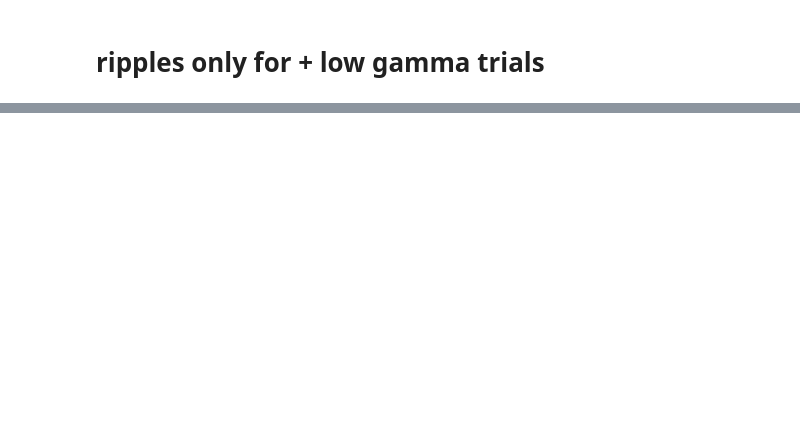
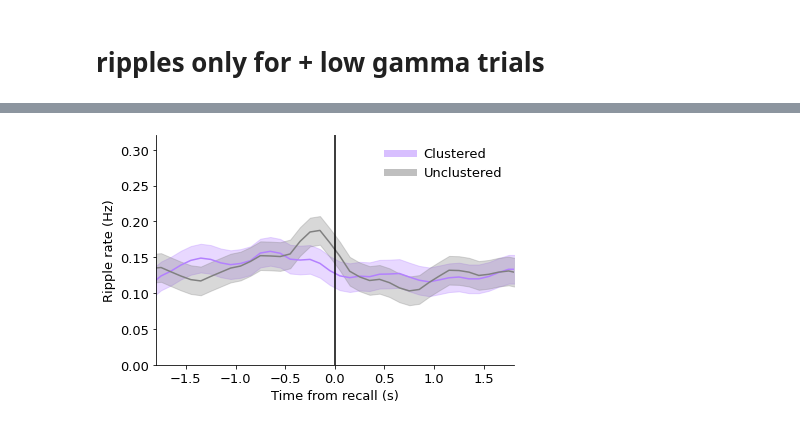
Before and after one commit to jjsakon/SWRrefactored, a Jupyter notebook: code/rippleVsGammaByElectrode.ipynb, the cells around one changed output, grey strips where cells are left out. Cells and saved outputs as stored; diff of their text form; code cells hidden in the pictures; blank space fills up the shorter version.

```diff
--- a/code/rippleVsGammaByElectrode.ipynb
+++ b/code/rippleVsGammaByElectrode.ipynb
@@ -1023,0 +1035,84 @@ session Var                        0.070    0.011
+# %%
+save_plot = 1
+
+constant_error = 0.02
+
+# Configuration parameters
+bin_size = 100  # in ms
+smoothing_triangle = 5  # triangular smoothing window width
+font_size = 13  # Settable font size
+bar_ylimits = (0, 0.32)
+
+if remove_low_freq == 1:
+    trial_select = ~z_low_gamma_trials
+elif remove_low_freq == 2:
+    trial_select = ~z_high_gamma_trials
+else:
+    print('Invalid remove_low_freq selection')
+    error
+
+ripple_swarm_start = int((-ripple_start_offset+ripple_analysis_start)/sr_factor)
+ripple_swarm_end = int((-ripple_start_offset+ripple_analysis_end)/sr_factor)
+ripple_swarm_duration = (ripple_analysis_end-ripple_analysis_start)/1000  # convert to seconds
+
+# Apply the clust variable to split data into clustered, unclustered, and not recalled
+clust_clustered = sub_clust_ID > 1
+clust_unclustered = sub_clust_ID < 0
+
+# Calculate ripple means for each condition
+mean_ripple_clustered = np.sum(start_array[trial_select & clust_clustered, ripple_swarm_start:ripple_swarm_end], axis=1) / ripple_swarm_duration
+mean_ripple_unclustered = np.sum(start_array[trial_select & clust_unclustered, ripple_swarm_start:ripple_swarm_end], axis=1) / ripple_swarm_duration
+
+# Calculate PSTH for each group
+ripple_PSTH_clustered, bin_centers = fullPSTH(start_array[trial_select & clust_clustered], bin_size, smoothing_triangle, fs, ripple_start_offset)
+ripple_PSTH_unclustered, _ = fullPSTH(start_array[trial_select & clust_unclustered], bin_size, smoothing_triangle, fs, ripple_start_offset)
+
+# Set up the figure with GridSpec
+fig = plt.figure(figsize=(6, 4))
+gs = gridspec.GridSpec(1, 1)
+ax_psth = fig.add_subplot(gs[0, 0])
+
+# Define the custom colors
+if region_name[0] == 'HPC':
+    high_clustered_color = (0.0, 0.5, 0.0) # green
+elif region_name[0] == 'ENT':
+    high_clustered_color = (0.7, 0.5, 1.0) # Light purple
+low_clustering_color = 'gray'
+
+# Plot the PSTH for each group
+ax_psth.plot(bin_centers / 1000, ripple_PSTH_clustered, label='Clustered', color=high_clustered_color)
+ax_psth.plot(bin_centers / 1000, ripple_PSTH_unclustered, label='Unclustered', color=low_clustering_color)
+
+# Add constant error bands using fill_between
+ax_psth.fill_between(bin_centers / 1000, ripple_PSTH_clustered - constant_error, ripple_PSTH_clustered + constant_error,
+                     color=high_clustered_color, alpha=0.3, label='_nolegend_')
+ax_psth.fill_between(bin_centers / 1000, ripple_PSTH_unclustered - constant_error, ripple_PSTH_unclustered + constant_error,
+                     color=low_clustering_color, alpha=0.3, label='_nolegend_')
+
+# Add labels and formatting
+ax_psth.axvline(x=0.0, color='black', linestyle='-')
+ax_psth.set_xlabel('Time from recall (s)', fontsize=font_size)
+ax_psth.set_ylabel('Ripple rate (Hz)', fontsize=font_size)
+ax_psth.set_xlim(-1.8, 1.8)
+ax_psth.set_ylim(0, bar_ylimits[1])
+ax_psth.spines['right'].set_visible(False)
+ax_psth.spines['top'].set_visible(False)
+
+# Customize ticks
+ax_psth.set_xticks(np.arange(-1.5, 2.0, 0.5))
+ax_psth.set_yticks(np.arange(0, 0.35, 0.05))
+ax_psth.tick_params(axis='both', labelsize=font_size)
+leg = ax_psth.legend(frameon=False, fontsize=font_size)
+for legobj in leg.legendHandles:
+    legobj.set_linewidth(7.0)
+    legobj.set_alpha(0.5)
+
+# Adjust layout and show plot
+plt.tight_layout()
+
+if save_plot == 1:
+    plt.savefig(f'/home1/john/SWRrefactored/figures/ripple_psths/{task}_{saveName}{region_name[0]}_{subregion[0]}_allTrials.pdf',transparent=True)
+
+plt.show();
+# %% [output]
+[figure, added]
```
Also changed, not shown: parts of 19 cells of this notebook, 2 other files.
